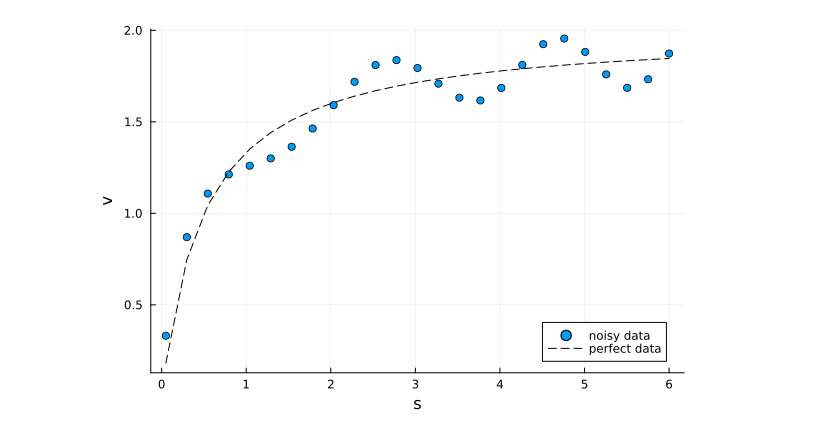
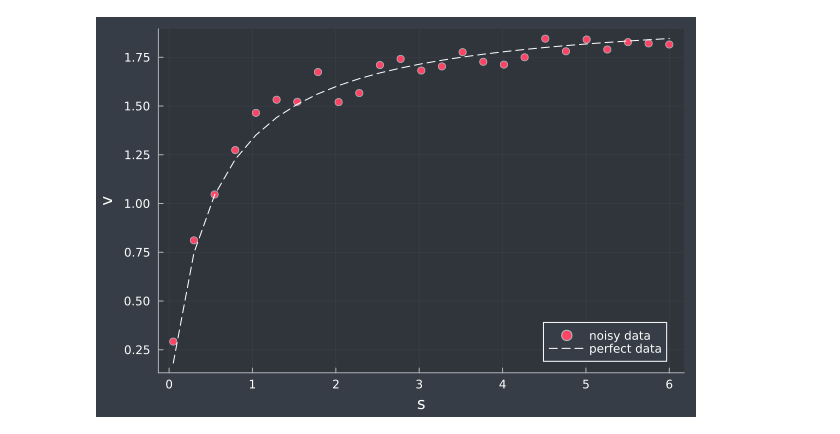
Before and after one commit to wxianghao/fnc, a Jupyter notebook: demos/section4-7.ipynb, the cells around one changed output. Cells and saved outputs as stored; diff of their text form; code cells hidden in the pictures.

```diff
--- a/demos/section4-7.ipynb
+++ b/demos/section4-7.ipynb
@@ -26,0 +40,4 @@ plt
+# %%
+m = 25;
+s = range(0.05, 6, m)
+w_exact = @. 2s / (0.5 + s)                           # exactly on the curve
@@ -27,15 +62,14 @@ plt
 # %%
-m = 25;
-s = range(0.05, 6, length=m)
-ŵ = @. 2 * s / (0.5 + s)                      # exactly on the curve
-w = @. ŵ + 0.15 * cos(2 * exp(s / 16) * s);     # smooth noise added
+using Random
+Random.seed!(19716)
+w = w_exact + 0.05 * randn(m);
 # %%
 using Plots
-scatter(s, w, label="noisy data",
-    xlabel="s", ylabel="v", leg=:bottomright)
-plot!(s, ŵ, l=:dash, color=:black, label="perfect data")
+theme(:dark)
+scatter(s, w, label="noisy data", xlabel="s", ylabel="v", leg=:bottomright)
+plot!(s, w_exact, l=:dash, color=:white, label="perfect data")
 # %% [output]
-[figure, old version]
+[figure, new version]
 # %%
 function misfit(x)
     V, Km = x   # rename components for clarity
```
Also changed, not shown: parts of 16 cells of this notebook, 11 other files.
